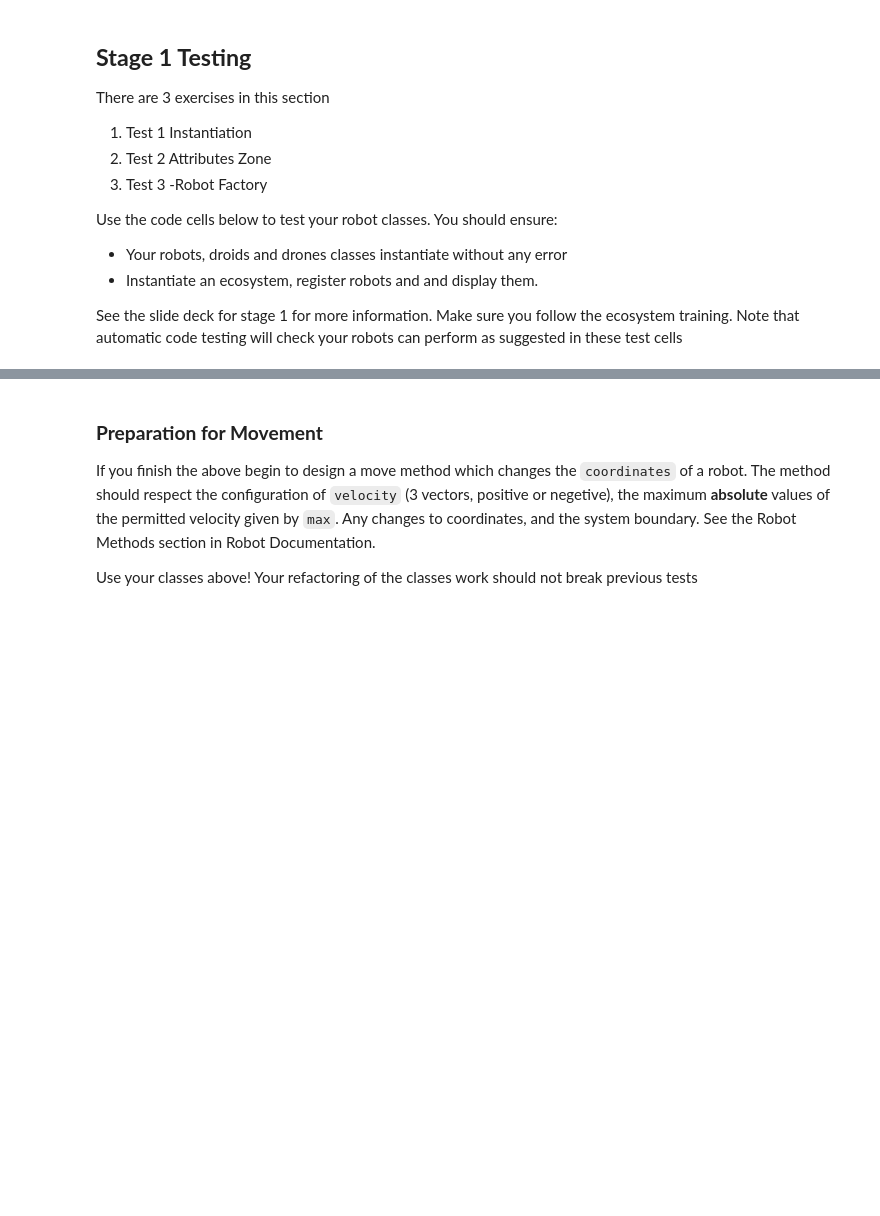
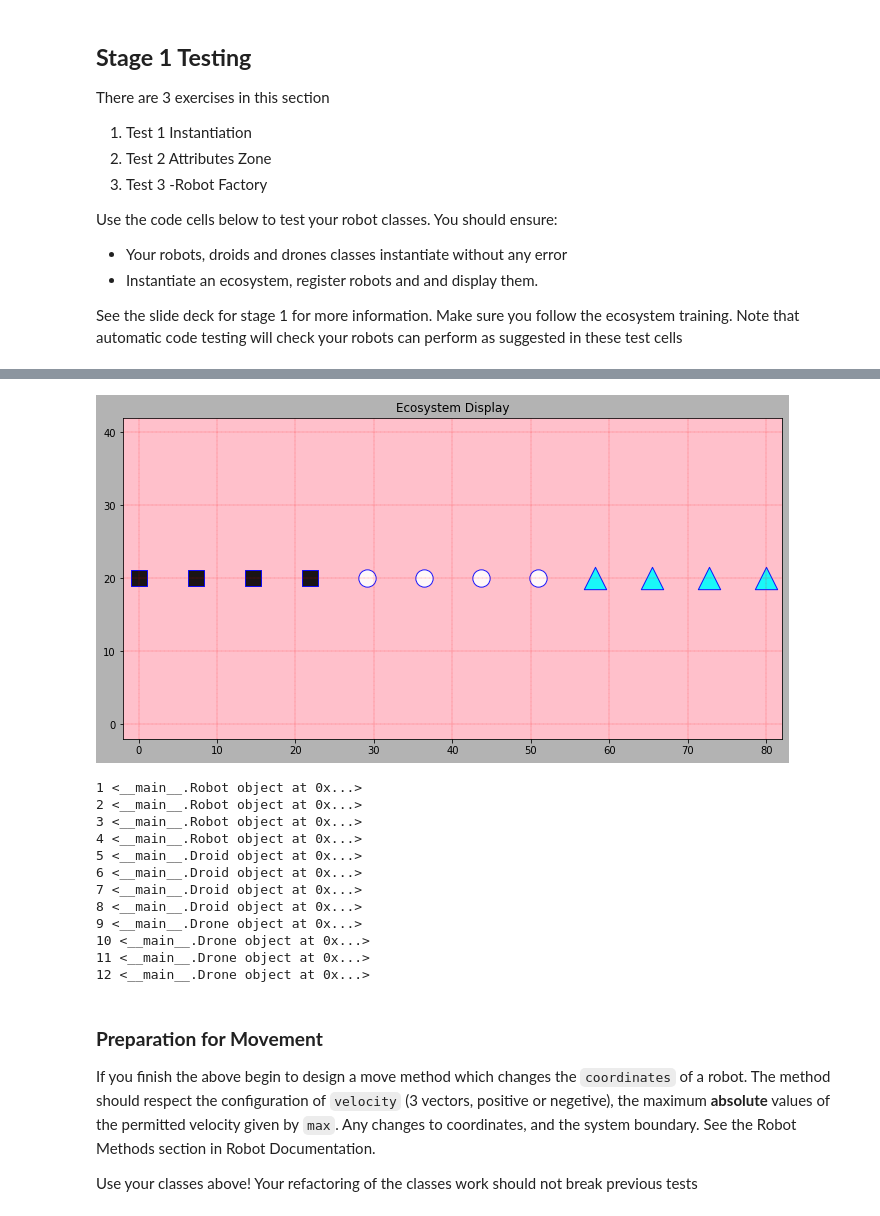
Before and after one commit to Amraa1/Pizza-Delivery-With-Robots-Simulation, a Jupyter notebook: programming_CW_notebook.ipynb, the cells around one changed output, grey strips where cells are left out. Saved outputs shown, nothing was run; the diff lists cells and outputs as text; code cells hidden in the pictures; blank space fills up the shorter version.

```diff
--- a/programming_CW_notebook.ipynb
+++ b/programming_CW_notebook.ipynb
@@ -1232,10 +1858,44 @@ See the slide deck for stage 1 for more information. Make sure you follow the ec
 # %%
 ##############################################################
 # @title Test 3 -Robot Factory [code] {display-mode: "code"}
 ##############################################################
 #Test 3
 #Instantiate at least a dozen robots in a loop.
 # It is up to you how you arrange them - random or otherwise
+
+ecosystem_factory = Ecosystem()
+
+ecosystem_factory.random_cordinates = False
+y = 0
+spacing = 80/11
+factory_robot_list = []
+for robot_kind, number in [(Robot, 4), (Droid, 4), (Drone, 4)]:
+  for i in range(number):
+    place_holder = robot_kind()  #to ensure correct object is used throughout the loop
+    factory_robot_list.append(place_holder)
+    place_holder.coordinates = [y + spacing * i, 20, 0]
+    ecosystem_factory.register(place_holder)
+
+  y += spacing * number
+
+ecosystem_factory.display_on_update = True
+ecosystem_factory.update()
+for count, robot in enumerate(factory_robot_list, start = 1):
+  print(count, robot, end=NL)
+# %% [output]
+[figure, added]
+1 <__main__.Robot object at 0x...>
+2 <__main__.Robot object at 0x...>
+3 <__main__.Robot object at 0x...>
+4 <__main__.Robot object at 0x...>
+5 <__main__.Droid object at 0x...>
+6 <__main__.Droid object at 0x...>
+7 <__main__.Droid object at 0x...>
+8 <__main__.Droid object at 0x...>
+9 <__main__.Drone object at 0x...>
+10 <__main__.Drone object at 0x...>
+11 <__main__.Drone object at 0x...>
+12 <__main__.Drone object at 0x...>
 # %% [markdown]
 ### **Preparation for Movement**
 
```
Also changed, not shown: parts of 47 cells of this notebook.
